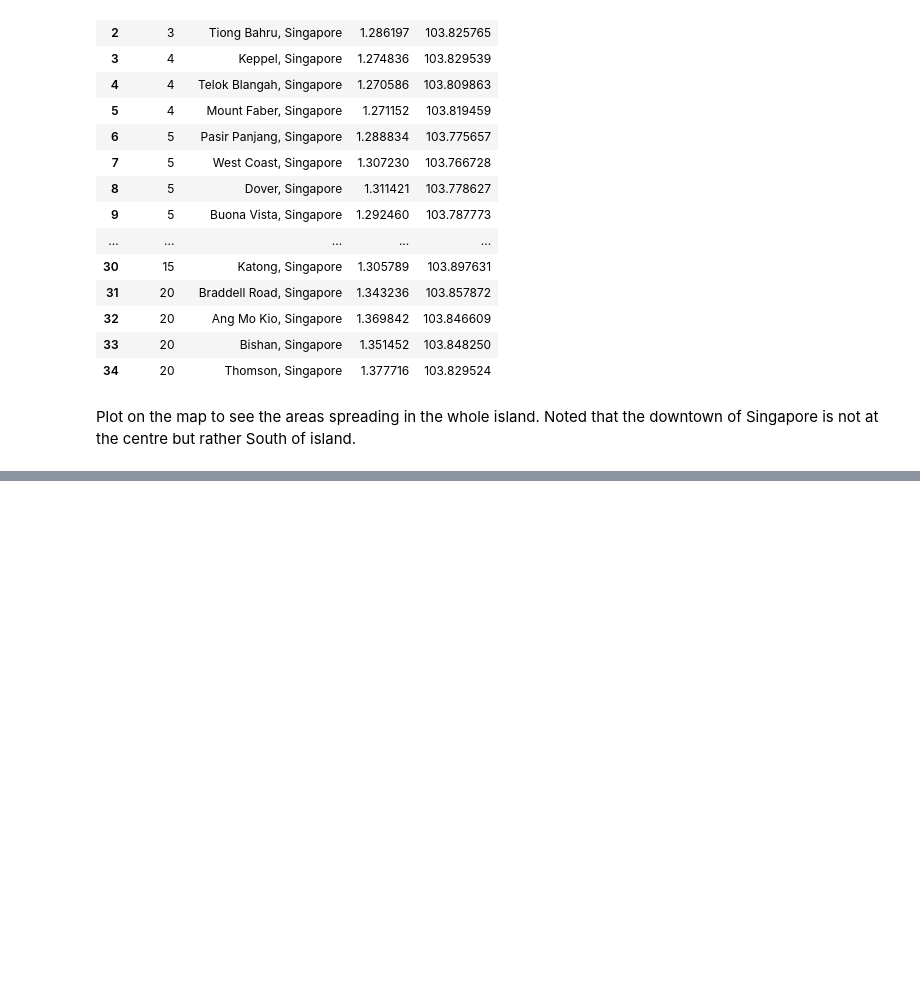
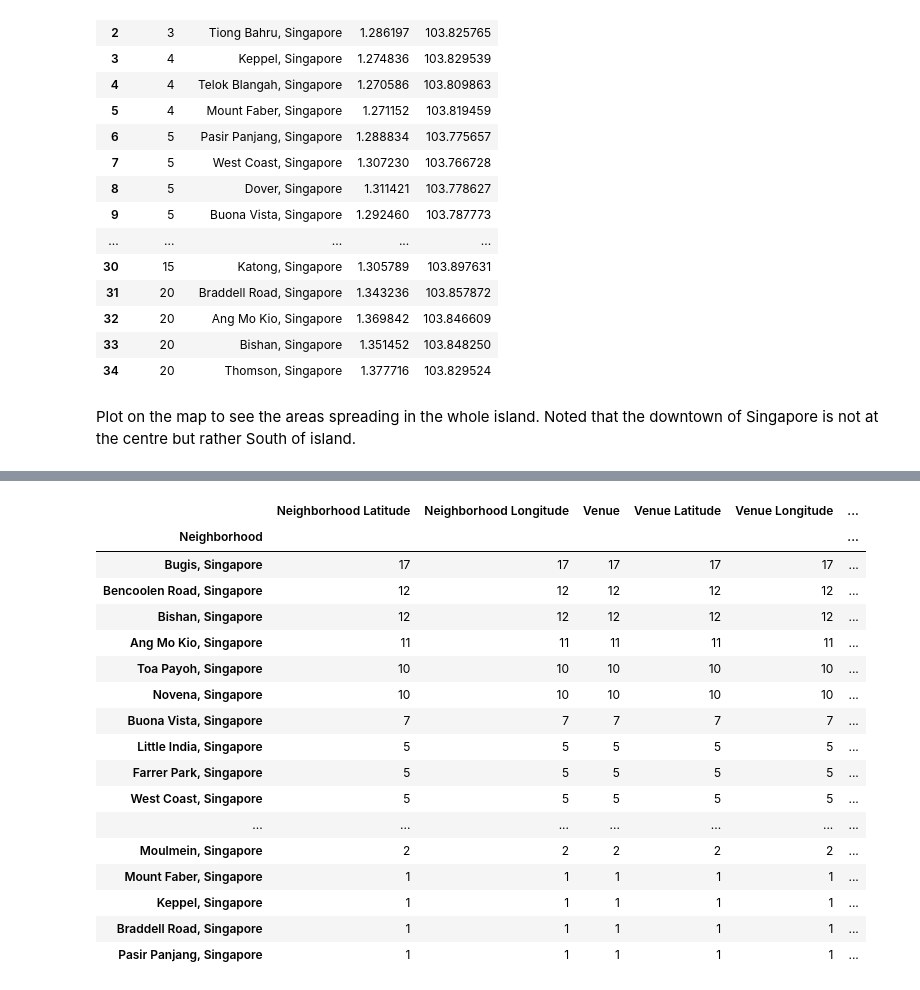
Before and after one commit to tianliangwanan/Coursera_Capstone, a Jupyter notebook: Battle of Neighborhood in Singapore.ipynb, the cells around one changed output, grey strips where cells are left out. Saved outputs shown, nothing was run; the diff lists cells and outputs as text; code cells hidden in the pictures; blank space fills up the shorter version.

```diff
--- a/Battle of Neighborhood in Singapore.ipynb
+++ b/Battle of Neighborhood in Singapore.ipynb
@@ -145,3 +145,11 @@ for lat, lng, label in zip(rcr_sg_df['Latitude'], rcr_sg_df['Longitude'], rcr_sg
 map_singapore
 # %% [output]
 [interactive output not drawn]
+# %%
+CLIENT_ID = 'CDKMTYSVVPU32WFUKQDWHUXBQR1RDDP2GRH1XWSPGROZWQAN' # your Foursquare ID
+CLIENT_SECRET = 'MJZHLCBDD0C5KFPV4MBQSJUEPRCH3LDUKBXJJ0XM1QT1S4YI' # your Foursquare Secret
+VERSION = '20180605' # Foursquare API version
+
+print('Your credentails:')
+print('CLIENT_ID: ' + CLIENT_ID)
+print('CLIENT_SECRET:' + CLIENT_SECRET)
@@ -147,0 +212,8 @@ map_singapore
+# %%
+LIMIT = 100 # limit of number of venues returned by Foursquare API
+radius = 500 # define radius
+rcr_sg_venues = getNearbyVenues(names=rcr_sg_df['Area'],
+                                   latitudes=rcr_sg_df['Latitude'],
+                                   longitudes=rcr_sg_df['Longitude']
+                                  )
+rcr_sg_venues.head()
@@ -147,0 +244,21 @@ map_singapore
+# %%
+rcr_sg_venues.loc[rcr_sg_venues['Venue Category'].str.contains("[S|s]hop")].groupby('Neighborhood').count().sort_values(by='Venue',ascending=False)
+# %% [output]
+|  | Neighborhood Latitude | Neighborhood Longitude | Venue | Venue Latitude | Venue Longitude | ... |
+| Neighborhood |  |  |  |  |  | ... |
+| Bugis, Singapore | 17 | 17 | 17 | 17 | 17 | ... |
+| Bencoolen Road, Singapore | 12 | 12 | 12 | 12 | 12 | ... |
+| Bishan, Singapore | 12 | 12 | 12 | 12 | 12 | ... |
+| Ang Mo Kio, Singapore | 11 | 11 | 11 | 11 | 11 | ... |
+| Toa Payoh, Singapore | 10 | 10 | 10 | 10 | 10 | ... |
+| Novena, Singapore | 10 | 10 | 10 | 10 | 10 | ... |
+| Buona Vista, Singapore | 7 | 7 | 7 | 7 | 7 | ... |
+| Little India, Singapore | 5 | 5 | 5 | 5 | 5 | ... |
+| Farrer Park, Singapore | 5 | 5 | 5 | 5 | 5 | ... |
+| West Coast, Singapore | 5 | 5 | 5 | 5 | 5 | ... |
+| ... | ... | ... | ... | ... | ... | ... |
+| Moulmein, Singapore | 2 | 2 | 2 | 2 | 2 | ... |
+| Mount Faber, Singapore | 1 | 1 | 1 | 1 | 1 | ... |
+| Keppel, Singapore | 1 | 1 | 1 | 1 | 1 | ... |
+| Braddell Road, Singapore | 1 | 1 | 1 | 1 | 1 | ... |
+| Pasir Panjang, Singapore | 1 | 1 | 1 | 1 | 1 | ... |
```
Also changed, not shown: parts of 22 cells of this notebook.
